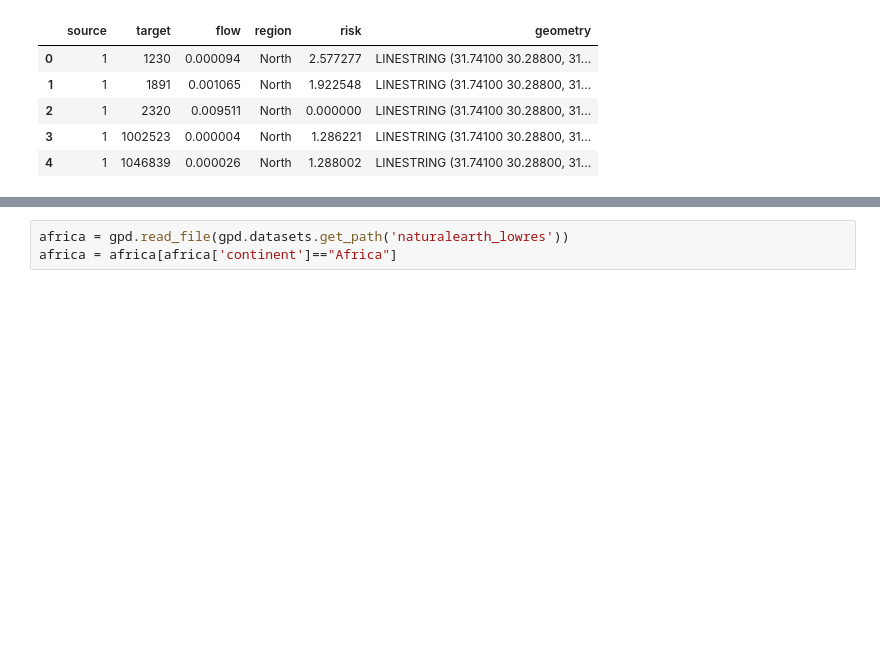
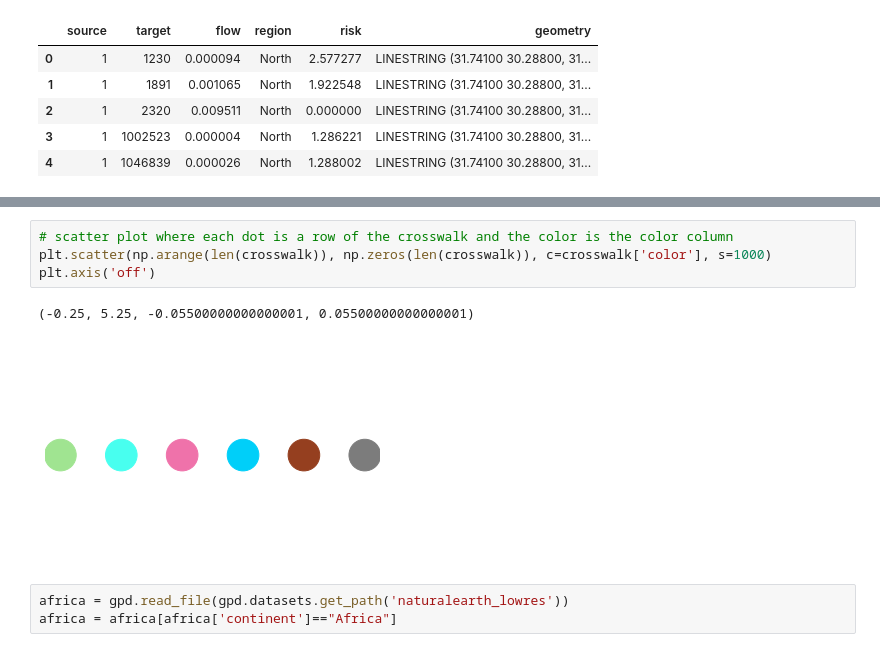
Before and after one commit to asrenninger/africonnectivity, a Jupyter notebook: python/gravity.ipynb, the cells around one changed output, grey strips where cells are left out. Drawn from its saved outputs; the diff is of its cells as text; blank space fills up the shorter version.

```diff
--- a/python/gravity.ipynb
+++ b/python/gravity.ipynb
@@ -296,3 +305,10 @@ joined = joined.merge(crosswalk, left_on='region', right_on='region', how='left'
+# %%
+# scatter plot where each dot is a row of the crosswalk and the color is the color column
+plt.scatter(np.arange(len(crosswalk)), np.zeros(len(crosswalk)), c=crosswalk['color'], s=1000)
+plt.axis('off')
+# %% [output]
+(-0.25, 5.25, -0.05500000000000001, 0.05500000000000001)
+[figure, added]
 # %%
 africa = gpd.read_file(gpd.datasets.get_path('naturalearth_lowres'))
 africa = africa[africa['continent']=="Africa"]
```
Also changed, not shown: parts of 6 cells of this notebook.
